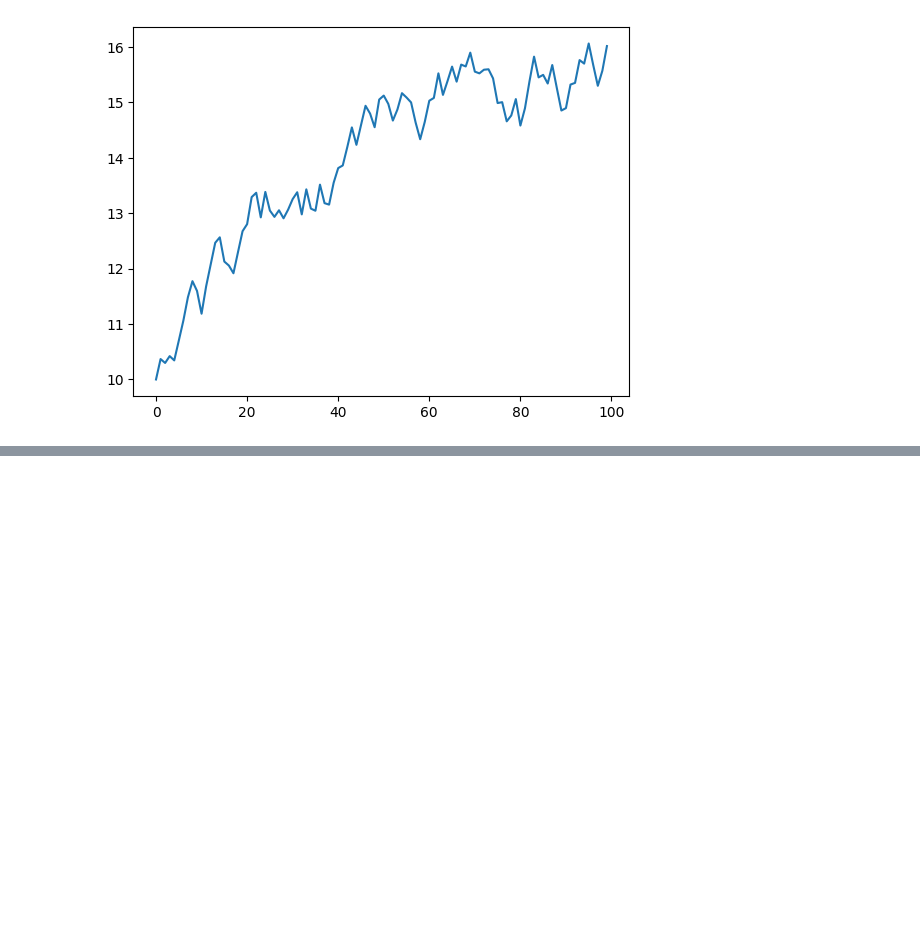
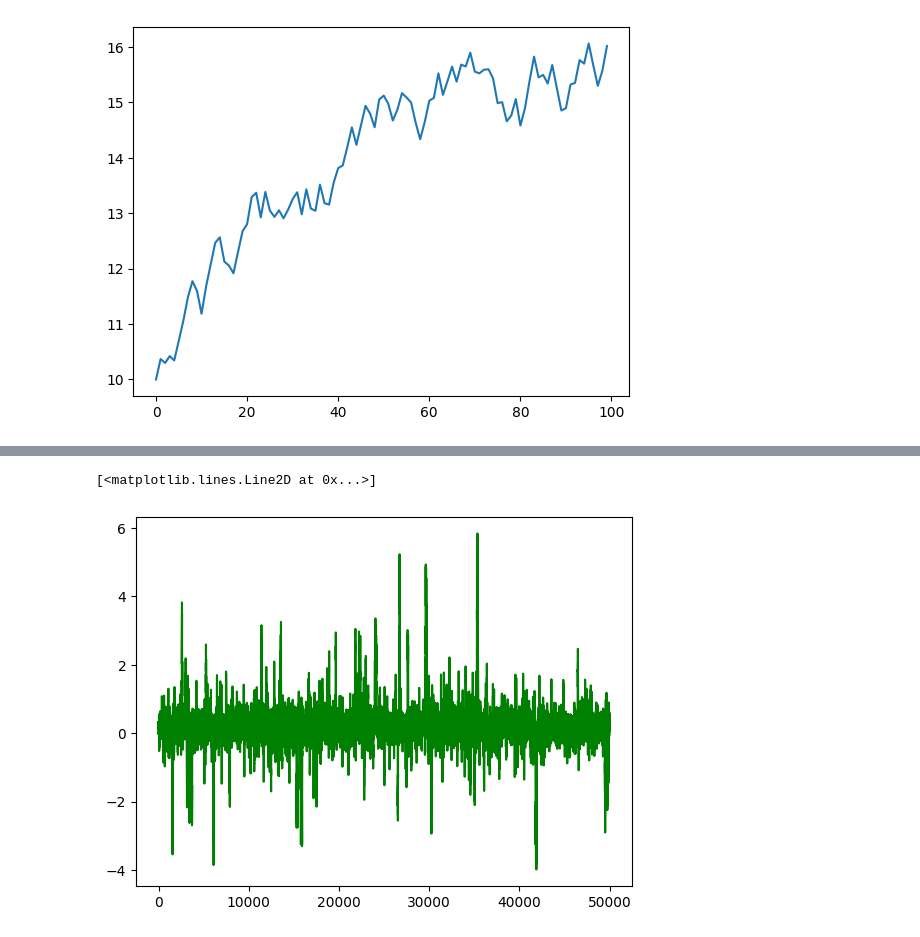
Before and after one commit to Gabriela2685/Simulacion2, a Jupyter notebook: Metropolis_ejercicio.ipynb, the cells around one changed output, grey strips where cells are left out. Saved outputs shown, nothing was run; the diff lists cells and outputs as text; code cells hidden in the pictures; blank space fills up the shorter version.

```diff
--- a/Metropolis_ejercicio.ipynb
+++ b/Metropolis_ejercicio.ipynb
@@ -69,0 +98,5 @@ def
+# %%
+plt.plot(x, color='green')
+# %% [output]
+[<matplotlib.lines.Line2D at 0x...>]
+[figure, added]
```
Also changed, not shown: parts of 12 cells of this notebook.
